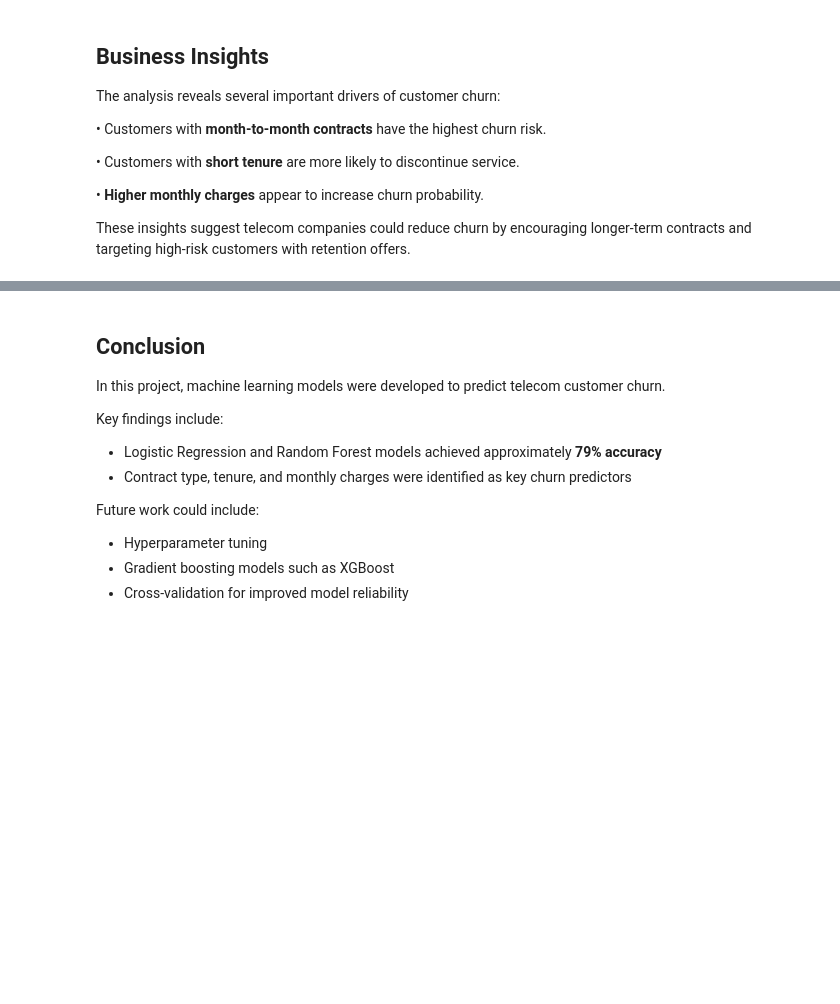
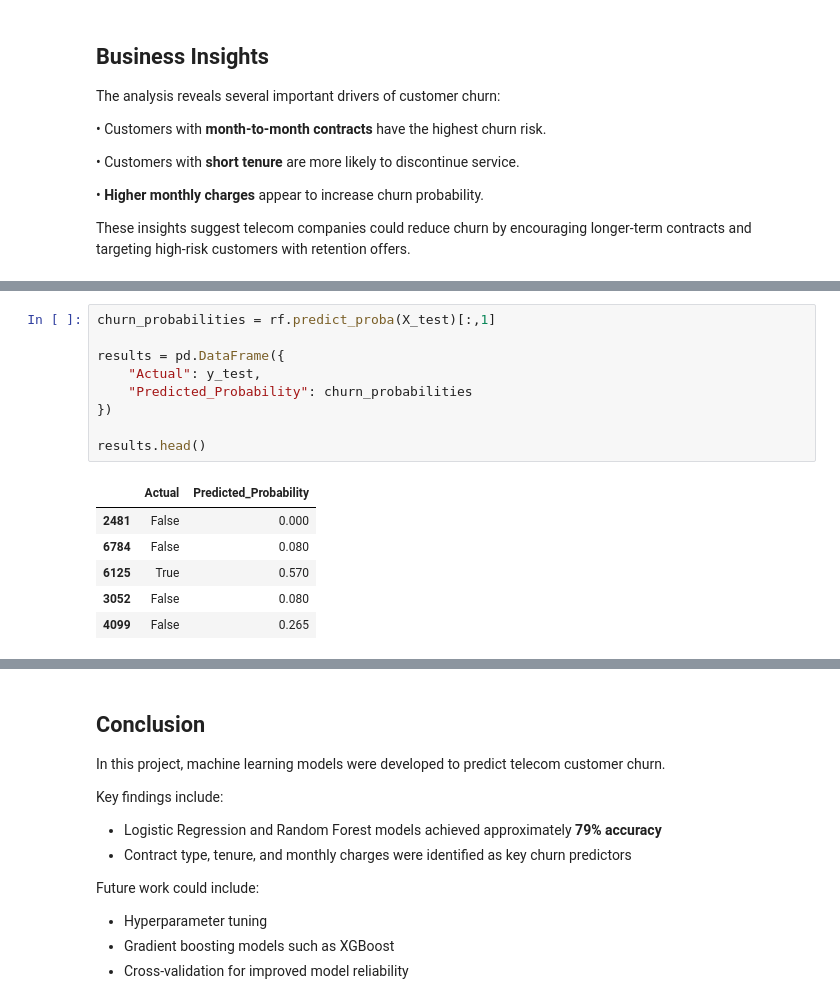
Before and after one commit to The-SGH/Customer-Churn-Prediction, a Jupyter notebook: Customer Churn Analysis - Final.ipynb, the cells around one changed output, grey strips where cells are left out. Saved outputs shown, nothing was run; the diff lists cells and outputs as text; blank space fills up the shorter version.

```diff
--- a/Customer Churn Analysis - Final.ipynb
+++ b/Customer Churn Analysis - Final.ipynb
@@ -371,0 +378,16 @@ These insights suggest telecom companies could reduce churn by encouraging longe
+# %%
+churn_probabilities = rf.predict_proba(X_test)[:,1]
+
+results = pd.DataFrame({
+    "Actual": y_test,
+    "Predicted_Probability": churn_probabilities
+})
+
+results.head()
+# %% [output]
+|  | Actual | Predicted_Probability |
+| 2481 | False | 0.000 |
+| 6784 | False | 0.080 |
+| 6125 | True | 0.570 |
+| 3052 | False | 0.080 |
+| 4099 | False | 0.265 |
```
Also changed, not shown: parts of 4 cells of this notebook.
